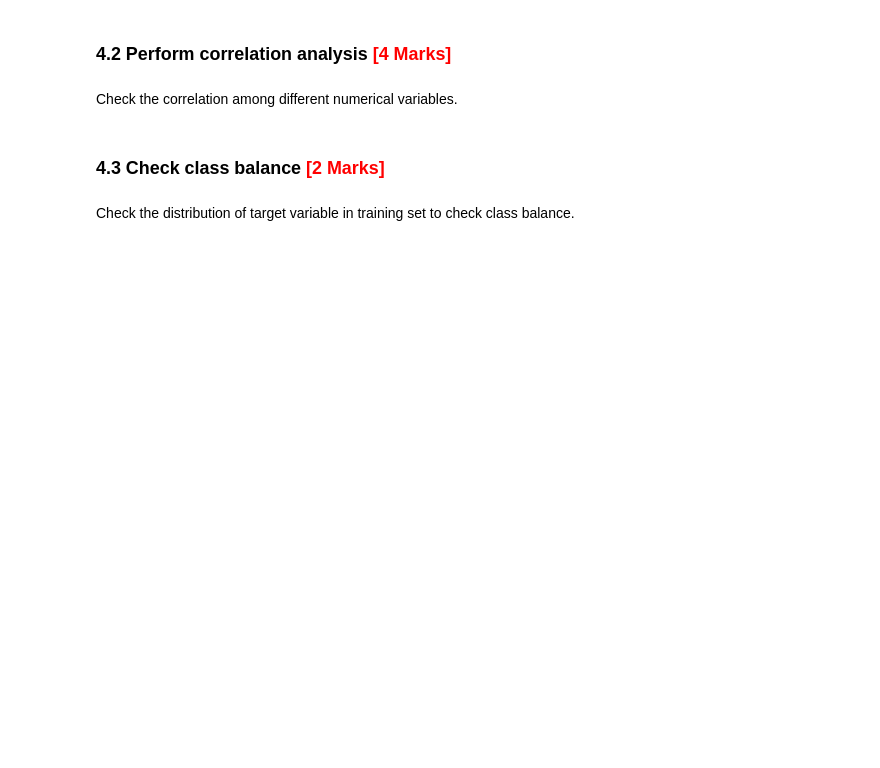
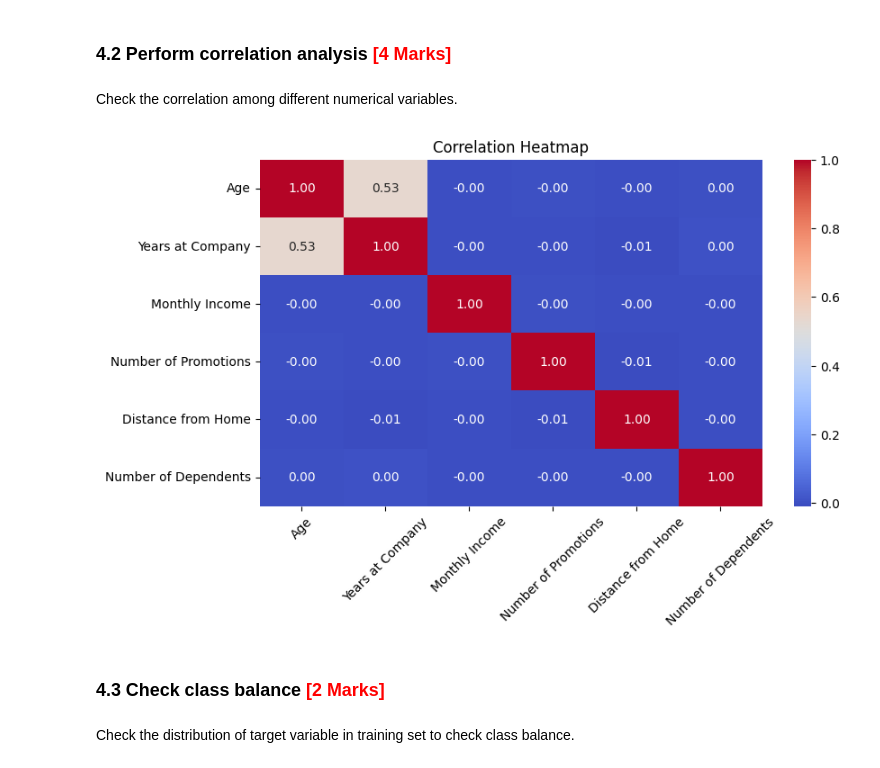
Before and after one commit to DurgaPrasad-237/logistic_regression_assignment, a Jupyter notebook: Predicting_Employee_Retention_Starter.ipynb, the cells around one changed output. Cells and saved outputs as stored; diff of their text form; code cells hidden in the pictures; blank space fills up the shorter version.

```diff
--- a/Predicting_Employee_Retention_Starter.ipynb
+++ b/Predicting_Employee_Retention_Starter.ipynb
@@ -478,8 +522,15 @@ import matplotlib.pyplot as plt
 Check the correlation among different numerical variables.
 # %%
 # Create correlation matrix for numerical columns
-
+corr_matrix = train_num.corr()
 # Plot Heatmap of the correlation matrix
+plt.figure(figsize=(9,5))
+sns.heatmap(corr_matrix, annot=True, cmap="coolwarm", fmt=".2f")
+plt.title("correlation heatmap".title())
+plt.xticks(rotation=45)
+plt.show()
+# %% [output]
+[figure, added]
 # %% [markdown]
 ### **4.3 Check class balance** <font color="red">[2 Marks]</font>
 # %% [markdown]
```
Also changed, not shown: parts of 14 cells of this notebook.
